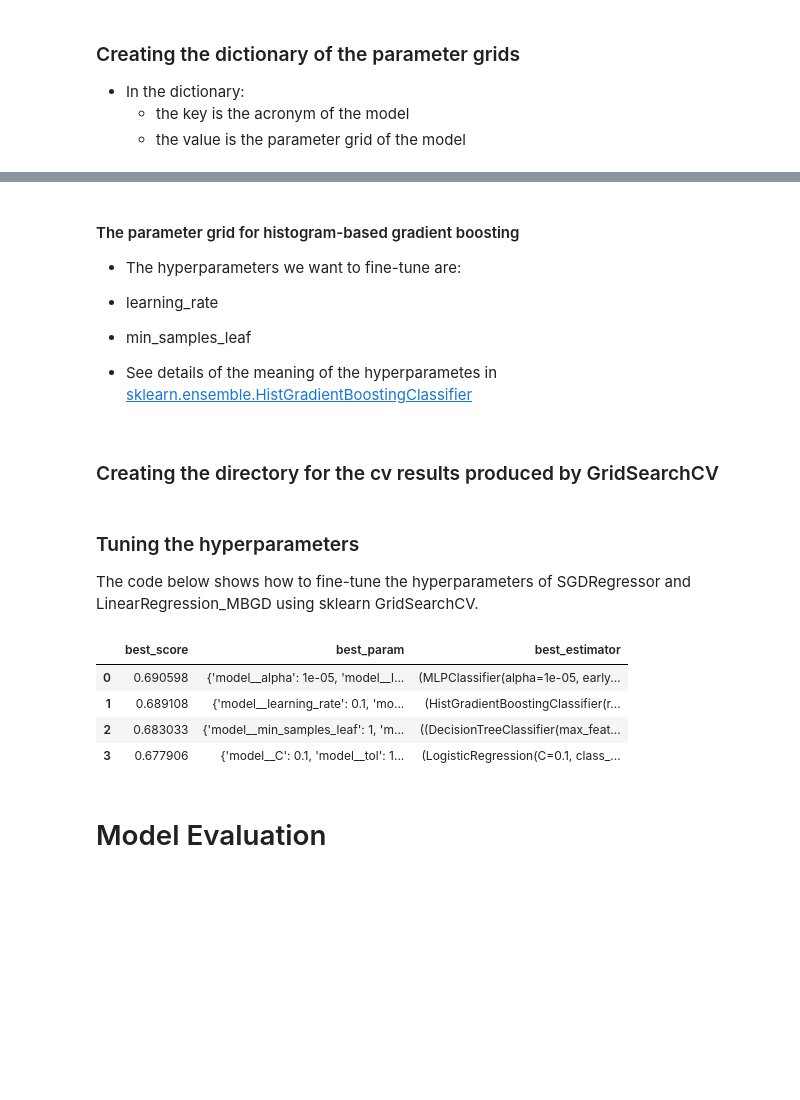
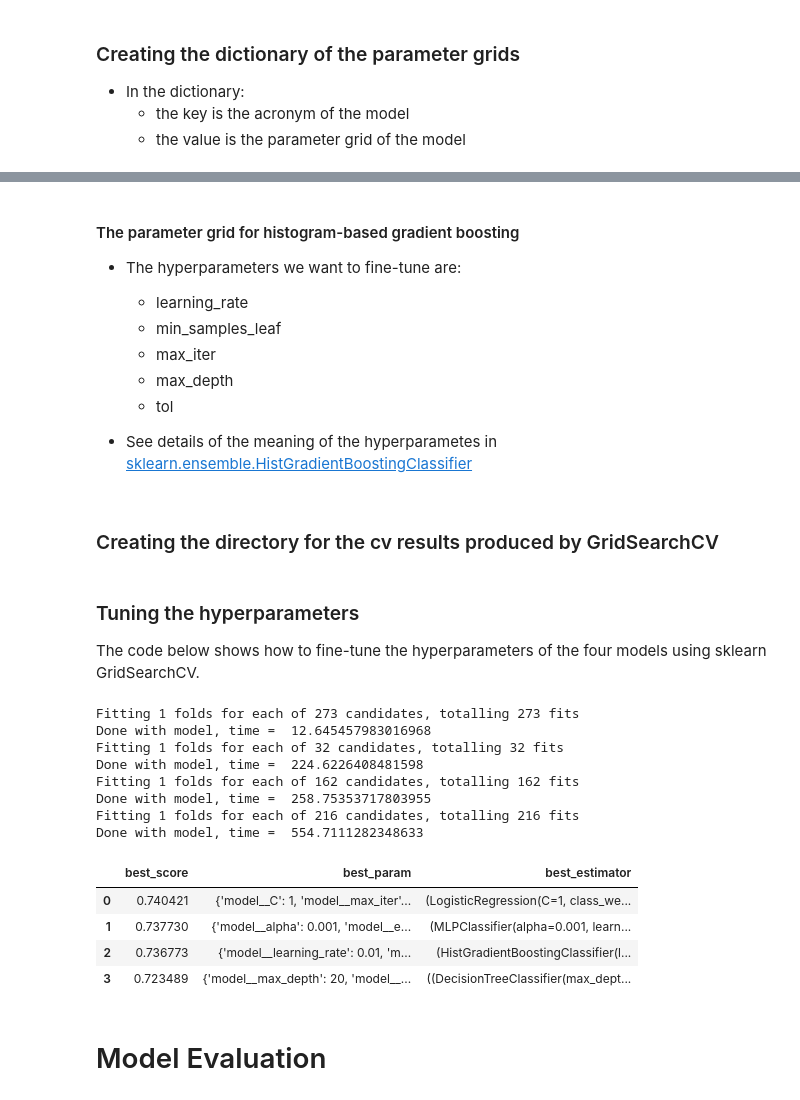
Before and after one commit to adamkritz/nhlgames, a Jupyter notebook: Final Report (.ipynb)/Final_Report.ipynb, the cells around one changed output, grey strips where cells are left out. Drawn from its saved outputs; the diff is of its cells as text; code cells hidden in the pictures; blank space fills up the shorter version.

```diff
--- a/Final Report (.ipynb)/Final_Report.ipynb
+++ b/Final Report (.ipynb)/Final_Report.ipynb
@@ -389,3 +627,5 @@ ps = PredefinedSplit(train_val_idxs)
+# %%
+X_train_val, y_train_val, ps = get_train_val_ps(X_train, y_train, X_val, y_val)
 # %% [markdown]
 ## GridSearchCV
 # %% [markdown]
@@ -442,26 +698,53 @@ min_samples_split_grids = [2, 20, 100]
 # The grids for min_samples_leaf
 min_samples_leaf_grids = [1, 20, 100]
 
+# max_depth grid
+max_depth_grids = [10, 20, None]
+
+#max_features grid
+max_features_grids = ['auto', 'sqrt', 'log2']
+
+#max_leaf_nodes grid
+max_leaf_nodes_grids = [20, None]
+
 # Update param_grids
 param_grids['rfc'] = [{'model__min_samples_split': min_samples_split_grids,
-                       'model__min_samples_leaf': min_samples_leaf_grids}]
+                       'model__min_samples_leaf': min_samples_leaf_grids,
+                       'model__max_depth': max_depth_grids,
+                       'model__max_features': max_features_grids,
+                       'model__max_leaf_nodes': max_leaf_nodes_grids}]
 # %% [markdown]
 #### The parameter grid for histogram-based gradient boosting
 - The hyperparameters we want to fine-tune are:
-- learning_rate
-- min_samples_leaf
+  - learning_rate
+  - min_samples_leaf
+  - max_iter
+  - max_depth
+  - tol
 
 - See details of the meaning of the hyperparametes in [sklearn.ensemble.HistGradientBoostingClassifier](https://scikit-learn.org/stable/modules/generated/sklearn.ensemble.HistGradientBoostingClassifier.html)
 # %%
 # The grids for learning_rate
-learning_rate_grids = [10 ** i for i in range(-3, 2)]
+learning_rate_grids = [10 ** i for i in range(-3, 1)]
 
 # The grids for min_samples_leaf
 min_samples_leaf_grids = [1, 20, 100]
 
+# The param grid of max iterations
+max_iter_grid = [200, 1000]
+
+# max_depth grid
+max_depth_grids = [10, 20, None]
+
+# The parameter grid of tol
+tol_grid = [10**-9, 10**-8, 10 ** -7]
+
 # Update param_grids
 param_grids['hgbc'] = [{'model__learning_rate': learning_rate_grids,
-                        'model__min_samples_leaf': min_samples_leaf_grids}]
+                        'model__min_samples_leaf': min_samples_leaf_grids,
+                        'model__max_iter': max_iter_grid,
+                        'model__max_depth': max_depth_grids,
+                        'model__tol': tol_grid}]
 # %% [markdown]
 ### Creating the directory for the cv results produced by GridSearchCV
 # %%
@@ -473,22 +756,27 @@ if not os.path.exists(directory):
     os.makedirs(directory)
 # %% [markdown]
 ### Tuning the hyperparameters
-The code below shows how to fine-tune the hyperparameters of SGDRegressor and LinearRegression_MBGD using sklearn GridSearchCV.
+The code below shows how to fine-tune the hyperparameters of the four models using sklearn GridSearchCV.
 # %%
 from sklearn.model_selection import GridSearchCV
+import time
 
 # The list of [best_score_, best_params_, best_estimator_] obtained by GridSearchCV
 best_score_params_estimator_gs = []
 
 # For each model
 for acronym in pipes.keys():
+    start_time = time.time()
+
+
     # GridSearchCV
     gs = GridSearchCV(estimator=pipes[acronym],
                       param_grid=param_grids[acronym],
                       scoring='f1_macro',
                       n_jobs=2,
                       cv=ps,
-                      return_train_score=True)
+                      return_train_score=True,
+                      verbose = 3)
 
     # Fit the pipeline
     gs = gs.fit(X_train_val, y_train_val)
@@ -496,37 +784,49 @@ for acronym in pipes.keys():
     # Update best_score_params_estimator_gs
     best_score_params_estimator_gs.append([gs.best_score_, gs.best_params_, gs.best_estimator_])
 
     # Sort cv_results in ascending order of 'rank_test_score' and 'std_test_score'
     cv_results = pd.DataFrame.from_dict(gs.cv_results_).sort_values(by=['rank_test_score', 'std_test_score'])
 
     # Get the important columns in cv_results
     important_columns = ['rank_test_score',
                          'mean_test_score',
                          'std_test_score',
                          'mean_train_score',
                          'std_train_score',
                          'mean_fit_time',
                          'std_fit_time',
                          'mean_score_time',
                          'std_score_time']
 
     # Move the important columns ahead
     cv_results = cv_results[important_columns + sorted(list(set(cv_results.columns) - set(important_columns)))]
 
     # Write cv_results file
     cv_results.to_csv(path_or_buf=os.getcwd() + '/results/' + acronym + '.csv', index=False)
 
+    end_time = time.time()
+    time_lapsed = end_time - start_time
+    print('Done with model, time = ', time_lapsed)
+
 # Sort best_score_params_estimator_gs in descending order of the best_score_
 best_score_params_estimator_gs = sorted(best_score_params_estimator_gs, key=lambda x : x[0], reverse=True)
 
 # Print best_score_params_estimator_gs
 pd.DataFrame(best_score_params_estimator_gs, columns=['best_score', 'best_param', 'best_estimator'])
 # %% [output]
+Fitting 1 folds for each of 273 candidates, totalling 273 fits
+Done with model, time =  12.645457983016968
+Fitting 1 folds for each of 32 candidates, totalling 32 fits
+Done with model, time =  224.6226408481598
+Fitting 1 folds for each of 162 candidates, totalling 162 fits
+Done with model, time =  258.75353717803955
+Fitting 1 folds for each of 216 candidates, totalling 216 fits
+Done with model, time =  554.7111282348633
 |  | best_score | best_param | best_estimator |
-| 0 | 0.690598 | {'model__alpha': 1e-05, 'model__l... | (MLPClassifier(alpha=1e-05, early... |
-| 1 | 0.689108 | {'model__learning_rate': 0.1, 'mo... | (HistGradientBoostingClassifier(r... |
-| 2 | 0.683033 | {'model__min_samples_leaf': 1, 'm... | ((DecisionTreeClassifier(max_feat... |
-| 3 | 0.677906 | {'model__C': 0.1, 'model__tol': 1... | (LogisticRegression(C=0.1, class_... |
+| 0 | 0.740421 | {'model__C': 1, 'model__max_iter'... | (LogisticRegression(C=1, class_we... |
+| 1 | 0.737730 | {'model__alpha': 0.001, 'model__e... | (MLPClassifier(alpha=0.001, learn... |
+| 2 | 0.736773 | {'model__learning_rate': 0.01, 'm... | (HistGradientBoostingClassifier(l... |
+| 3 | 0.723489 | {'model__max_depth': 20, 'model__... | ((DecisionTreeClassifier(max_dept... |
 # %% [markdown]
 # Model Evaluation
 # %% [markdown]
```
Also changed, not shown: parts of 118 cells of this notebook.
